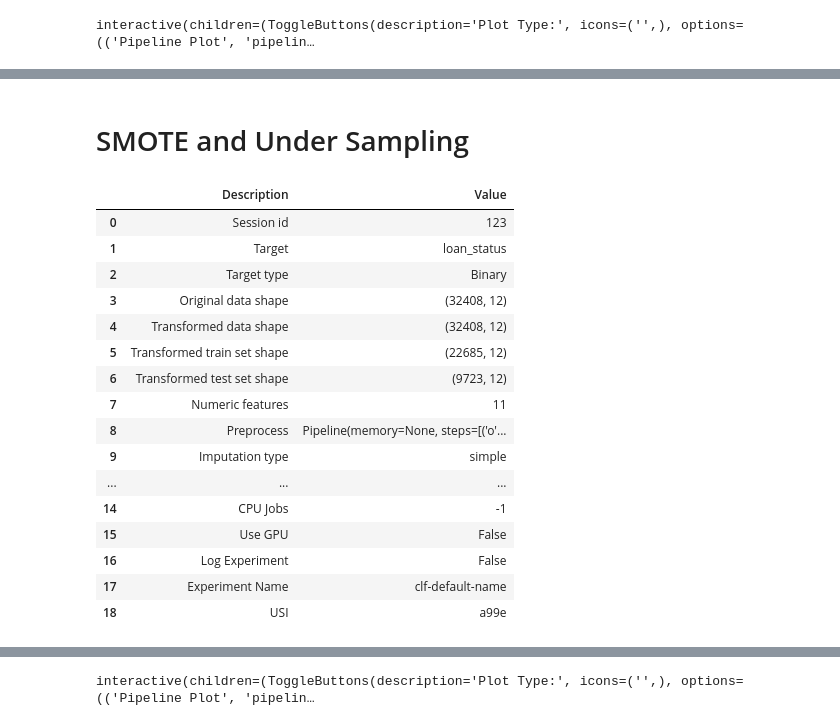
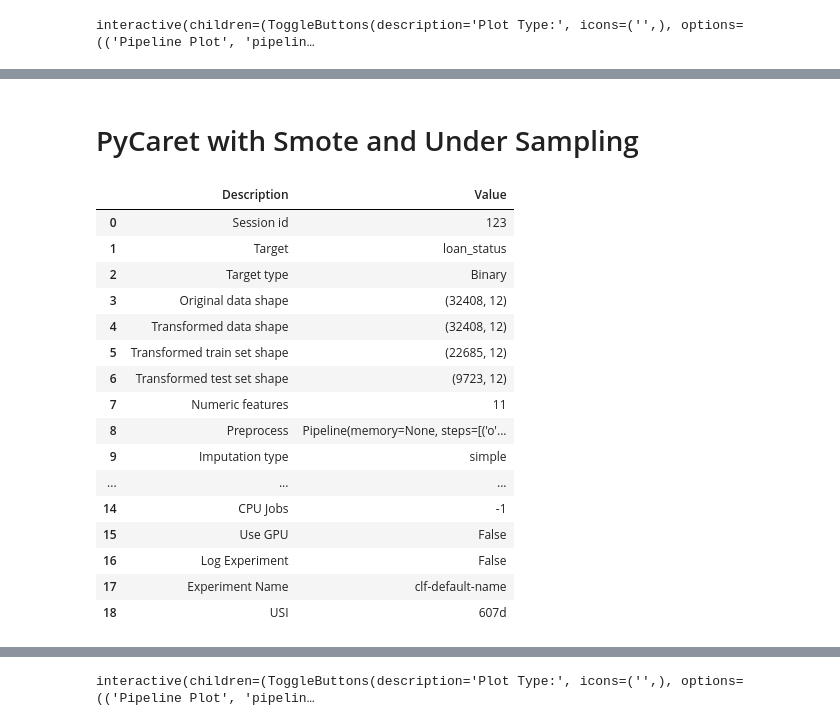
Before and after one commit to GeraldL19/loan_default_prediction, a Jupyter notebook: Spot_Testing_Model_SMOTE_Hyper__02_01_24.ipynb, the cells around one changed output, grey strips where cells are left out. Drawn from its saved outputs; the diff is of its cells as text; code cells hidden in the pictures.

```diff
--- a/Spot_Testing_Model_SMOTE_Hyper__02_01_24.ipynb
+++ b/Spot_Testing_Model_SMOTE_Hyper__02_01_24.ipynb
@@ -299,5 +391,5 @@ F2
 # %% [markdown]
-# SMOTE and Under Sampling
+# PyCaret with Smote and Under Sampling
 # %%
 from imblearn.over_sampling import SMOTE
 from imblearn.under_sampling import RandomUnderSampler
@@ -305,32 +397,32 @@ from imblearn.pipeline import Pipeline
 # %%
 # Define SMOTE and Undersampling techniques
 oversample = SMOTE()
 undersample = RandomUnderSampler()
 
 # Create a pipeline
 steps = [('o', oversample), ('u', undersample)]
 pipeline = Pipeline(steps=steps)
 
 # Initialize PyCaret
-exp1 = setup(df, target='loan_status', session_id=123, preprocess=pipeline)
+exp = setup(df, target='loan_status', session_id=123, preprocess=pipeline)
 # %% [output]
 |  | Description | Value |
 | 0 | Session id | 123 |
 | 1 | Target | loan_status |
 | 2 | Target type | Binary |
 | 3 | Original data shape | (32408, 12) |
 | 4 | Transformed data shape | (32408, 12) |
 | 5 | Transformed train set shape | (22685, 12) |
 | 6 | Transformed test set shape | (9723, 12) |
 | 7 | Numeric features | 11 |
 | 8 | Preprocess | Pipeline(memory=None, steps=[('o'... |
 | 9 | Imputation type | simple |
 | ... | ... | ... |
 | 14 | CPU Jobs | -1 |
 | 15 | Use GPU | False |
 | 16 | Log Experiment | False |
 | 17 | Experiment Name | clf-default-name |
-| 18 | USI | a99e |
+| 18 | USI | 607d |
 # %%
 # Create a model using PyCaret
 smunder = compare_models()
```
Also changed, not shown: parts of 41 cells of this notebook.
